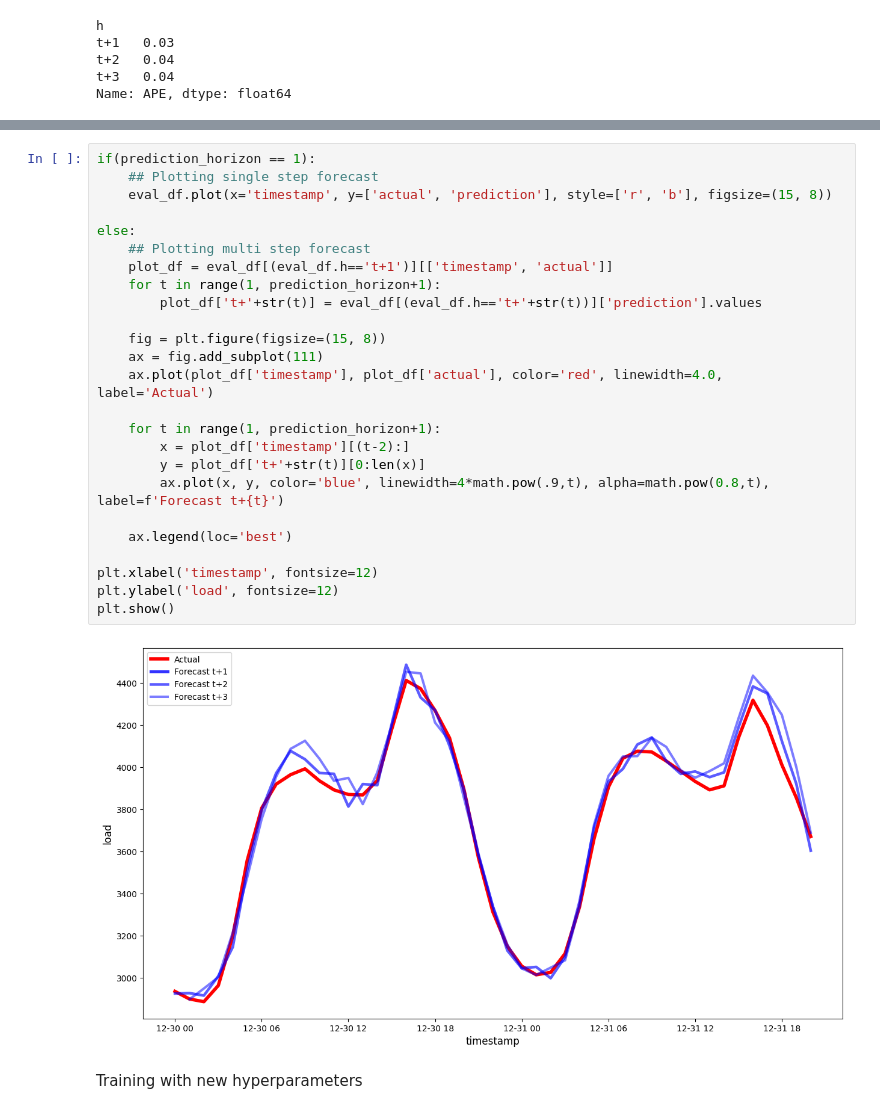
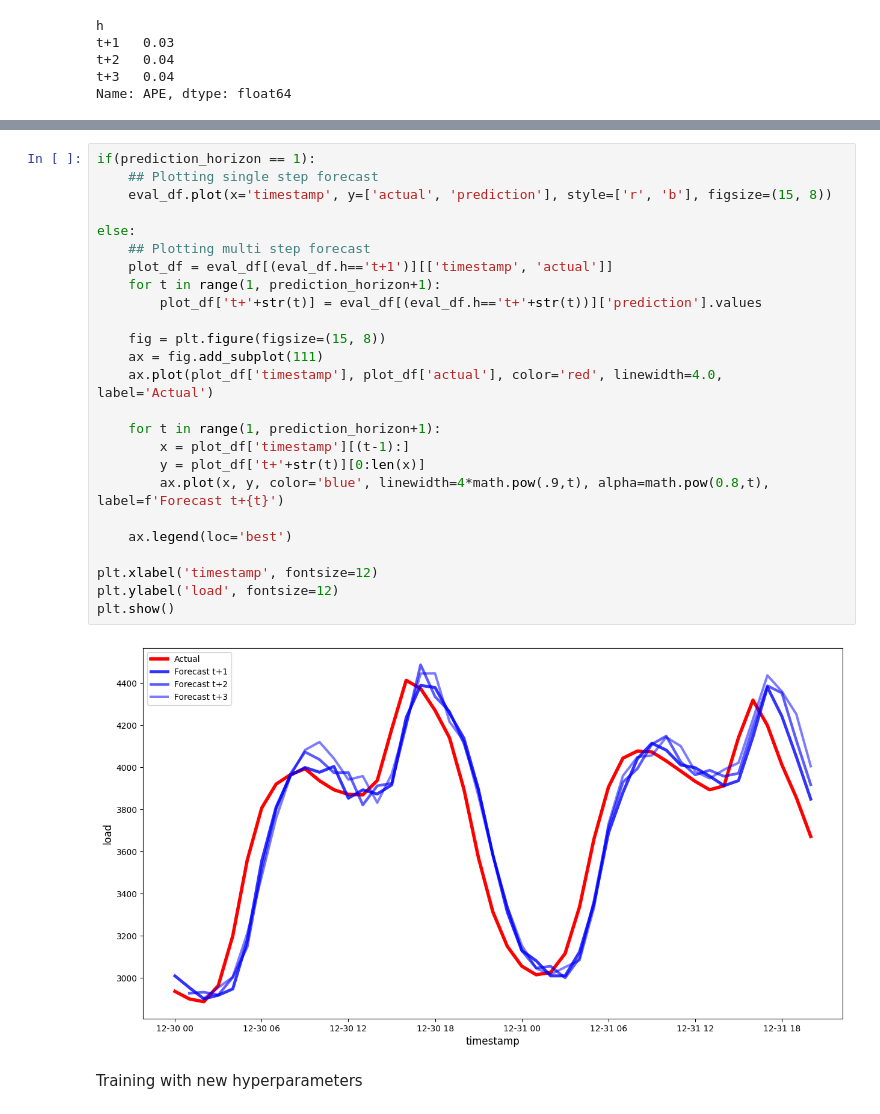
Before and after one commit to MuratS4hin/Timse-Series-Analysis, a Jupyter notebook: 1_Arima/arima.ipynb, the cells around one changed output, grey strips where cells are left out. Cells and saved outputs as stored; diff of their text form.

```diff
--- a/1_Arima/arima.ipynb
+++ b/1_Arima/arima.ipynb
@@ -386,30 +242,30 @@ Multi-step forecast MAPE: 3.88%
 # %%
 if(prediction_horizon == 1):
     ## Plotting single step forecast
     eval_df.plot(x='timestamp', y=['actual', 'prediction'], style=['r', 'b'], figsize=(15, 8))
 
 else:
     ## Plotting multi step forecast
     plot_df = eval_df[(eval_df.h=='t+1')][['timestamp', 'actual']]
     for t in range(1, prediction_horizon+1):
         plot_df['t+'+str(t)] = eval_df[(eval_df.h=='t+'+str(t))]['prediction'].values
 
     fig = plt.figure(figsize=(15, 8))
     ax = fig.add_subplot(111)
     ax.plot(plot_df['timestamp'], plot_df['actual'], color='red', linewidth=4.0, label='Actual')
 
     for t in range(1, prediction_horizon+1):
-        x = plot_df['timestamp'][(t-2):]
+        x = plot_df['timestamp'][(t-1):]
         y = plot_df['t+'+str(t)][0:len(x)]
         ax.plot(x, y, color='blue', linewidth=4*math.pow(.9,t), alpha=math.pow(0.8,t), label=f'Forecast t+{t}')
 
     ax.legend(loc='best')
 
 plt.xlabel('timestamp', fontsize=12)
 plt.ylabel('load', fontsize=12)
 plt.show()
 # %% [output]
-[figure, old version]
+[figure, new version]
 # %% [markdown]
 Training with new hyperparameters
 # %%
```
Also changed, not shown: parts of 10 cells of this notebook.
